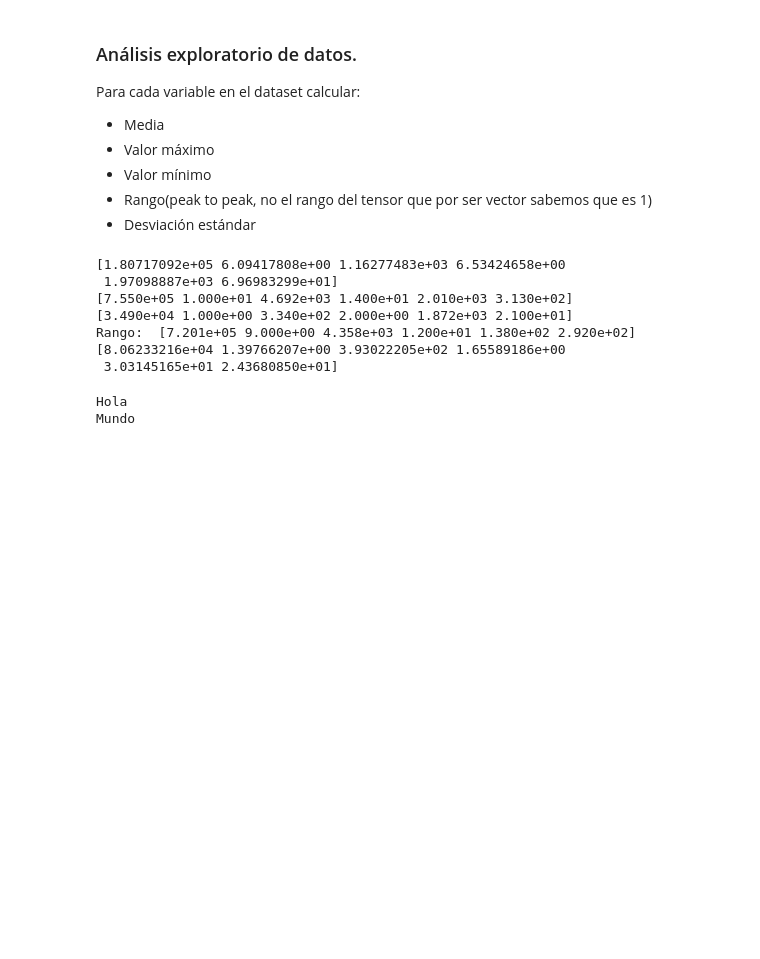
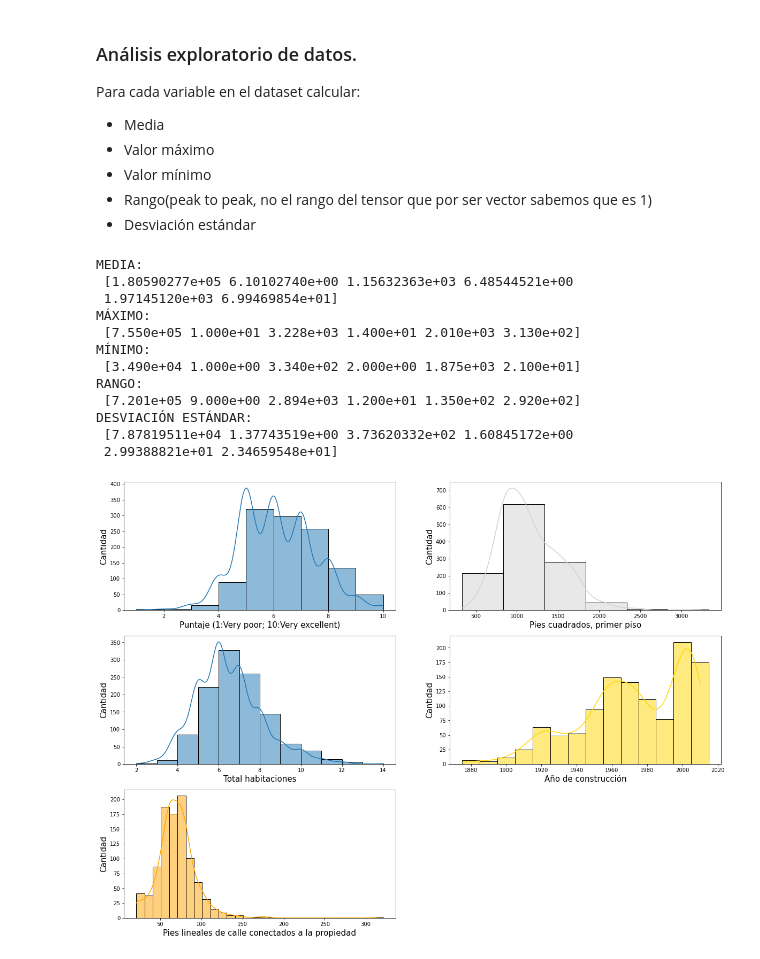
Before and after one commit to hbarrientos/PythonDataScience_U, a Jupyter notebook: CDP_U_Proyecto_HenryBarrientos/CDP_U_Proyecto_HenryBarrientos.ipynb, the cells around one changed output. Saved outputs shown, nothing was run; the diff lists cells and outputs as text; code cells hidden in the pictures; blank space fills up the shorter version.

Commit message:
* Se agregan graficas solicitadas en la primera parte del proyecto.

```diff
--- a/CDP_U_Proyecto_HenryBarrientos/CDP_U_Proyecto_HenryBarrientos.ipynb
+++ b/CDP_U_Proyecto_HenryBarrientos/CDP_U_Proyecto_HenryBarrientos.ipynb
@@ -6,8 +6,14 @@
 * validación y pruebas(20%)
 # %%
 import numpy as np
+import seaborn as sns
+import pandas as pd
+import matplotlib.pyplot as plt
 
 all_data = np.load('proyecto_data\proyecto_training_data.npy')
-twenty_percent = int(.20 * len(all_data))
-test_data = all_data[slice(twenty_percent)]
-train_data = all_data[slice(twenty_percent, len(all_data))]
+# twenty_percent = int(.20 * len(all_data))
+# test_data = all_data[slice(twenty_percent)]
+# train_data = all_data[slice(twenty_percent, len(all_data))]
+eighty_percent = int(.80 * len(all_data))
+train_data = all_data[slice(eighty_percent)]
+test_data = all_data[slice(eighty_percent, len(all_data))]
@@ -22,25 +26,49 @@ Para cada variable en el dataset calcular:
 * Rango(peak to peak, no el rango del tensor que por ser vector sabemos que es 1)
 * Desviación estándar
 # %%
-print ( np.nanmean(train_data, axis = 0) ) #train_data.mean(axis = 0) )
+print ("MEDIA:\n", np.nanmean(train_data, axis = 0) ) #train_data.mean(axis = 0) )
 max_arr = np.nanmax(train_data, axis = 0)
-print ( max_arr )
+print ("MÁXIMO:\n", max_arr )
 min_arr = np.nanmin(train_data, axis = 0)
-print ( min_arr )
-print ( "Rango: ", (max_arr - min_arr) )
-print ( np.nanstd(train_data, axis = 0) )
+print ("MÍNIMO:\n", min_arr )
+print ("RANGO:\n", (max_arr - min_arr) )
+print ("DESVIACIÓN ESTÁNDAR:\n", np.nanstd(train_data, axis = 0) )
 # %% [output]
-[1.80717092e+05 6.09417808e+00 1.16277483e+03 6.53424658e+00
- 1.97098887e+03 6.96983299e+01]
-[7.550e+05 1.000e+01 4.692e+03 1.400e+01 2.010e+03 3.130e+02]
-[3.490e+04 1.000e+00 3.340e+02 2.000e+00 1.872e+03 2.100e+01]
-Rango:  [7.201e+05 9.000e+00 4.358e+03 1.200e+01 1.380e+02 2.920e+02]
-[8.06233216e+04 1.39766207e+00 3.93022205e+02 1.65589186e+00
- 3.03145165e+01 2.43680850e+01]
+MEDIA:
+ [1.80590277e+05 6.10102740e+00 1.15632363e+03 6.48544521e+00
+ 1.97145120e+03 6.99469854e+01]
+MÁXIMO:
+ [7.550e+05 1.000e+01 3.228e+03 1.400e+01 2.010e+03 3.130e+02]
+MÍNIMO:
+ [3.490e+04 1.000e+00 3.340e+02 2.000e+00 1.875e+03 2.100e+01]
+RANGO:
+ [7.201e+05 9.000e+00 2.894e+03 1.200e+01 1.350e+02 2.920e+02]
+DESVIACIÓN ESTÁNDAR:
+ [7.87819511e+04 1.37743519e+00 3.73620332e+02 1.60845172e+00
+ 2.99388821e+01 2.34659548e+01]
-# %%
-mistring = "HolaMundo"
-print(mistring[slice(4)])
-print(mistring[slice(4,len(mistring))])
-# %% [output]
-Hola
-Mundo
+# %%
+class HistChart():
+    def __init__(self, column_name, binwidth, color, xlabel, ylabel = "Cantidad"):
+        self.column_name = column_name
+        self.binwidth = binwidth
+        self.color = color
+        self.xlabel = xlabel
+        self.ylabel = ylabel
+
+charts = [
+    # HistChart("SalePrice", 30000, "yellowgreen", "Precio de venta USD"),
+    HistChart("OverallQual", 1, None, "Puntaje (1:Very poor; 10:Very excellent)"),
+    HistChart("1stFlrSF", 500, "lightgrey", "Pies cuadrados, primer piso"),
+    HistChart("TotRmsAbvGrd", 1, None, "Total habitaciones"),
+    HistChart("YearBuilt", 10, "gold", "Año de construcción"),
+    HistChart("LotFrontage", 10, "orange", "Pies lineales de calle conectados a la propiedad")
+]
+dtframe = pd.DataFrame(train_data, columns=["SalePrice", "OverallQual", "1stFlrSF", "TotRmsAbvGrd", "YearBuilt", "LotFrontage"])
+fig  = plt.figure(figsize = (20, 15))
+for index, chart in enumerate(charts):
+    hplot = fig.add_subplot(3, 2, index+1)
+    hplot = sns.histplot(data = dtframe, x = chart.column_name, binwidth = chart.binwidth, color = chart.color, kde = True)
+    hplot.set_xlabel(chart.xlabel, fontsize = 15);
+    hplot.set_ylabel (chart.ylabel, fontsize = 15);
+# %% [output]
+[figure, added]
```
Also changed, not shown: parts of 4 cells of this notebook.
